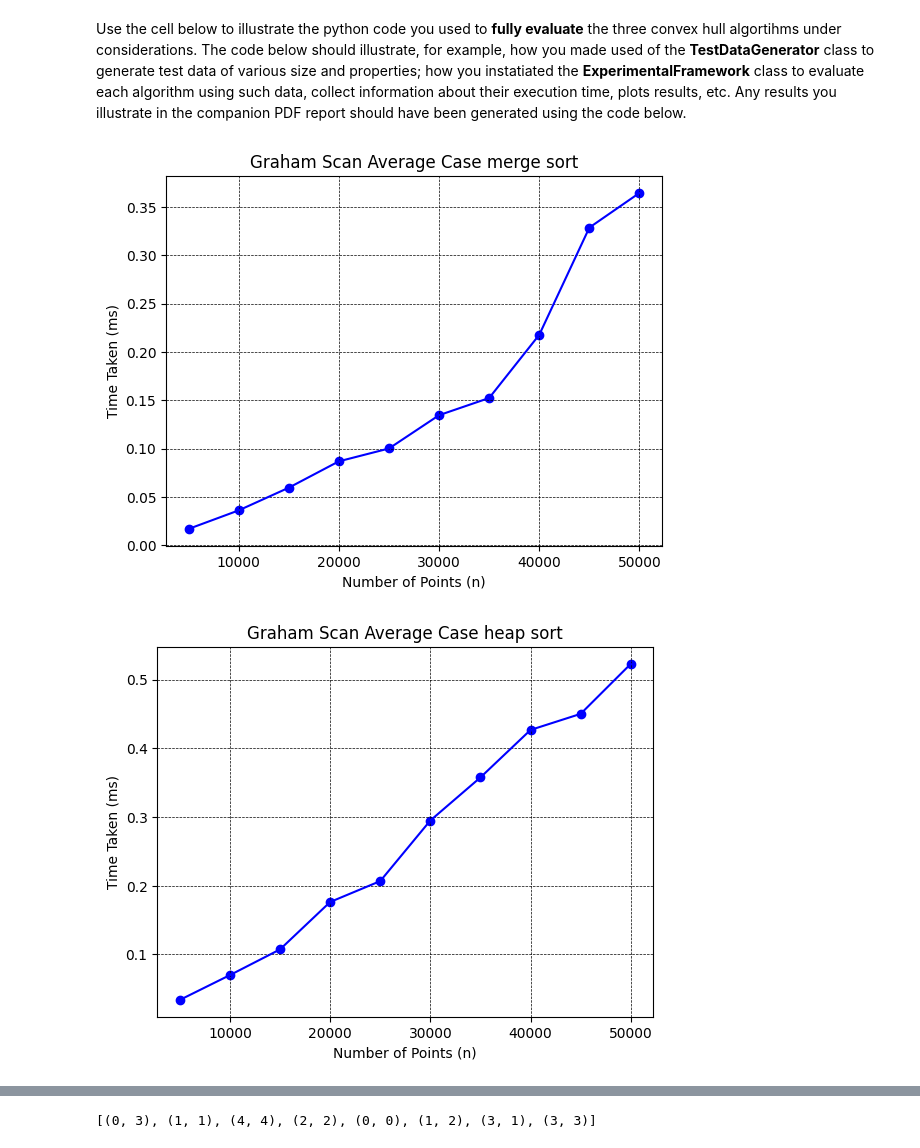
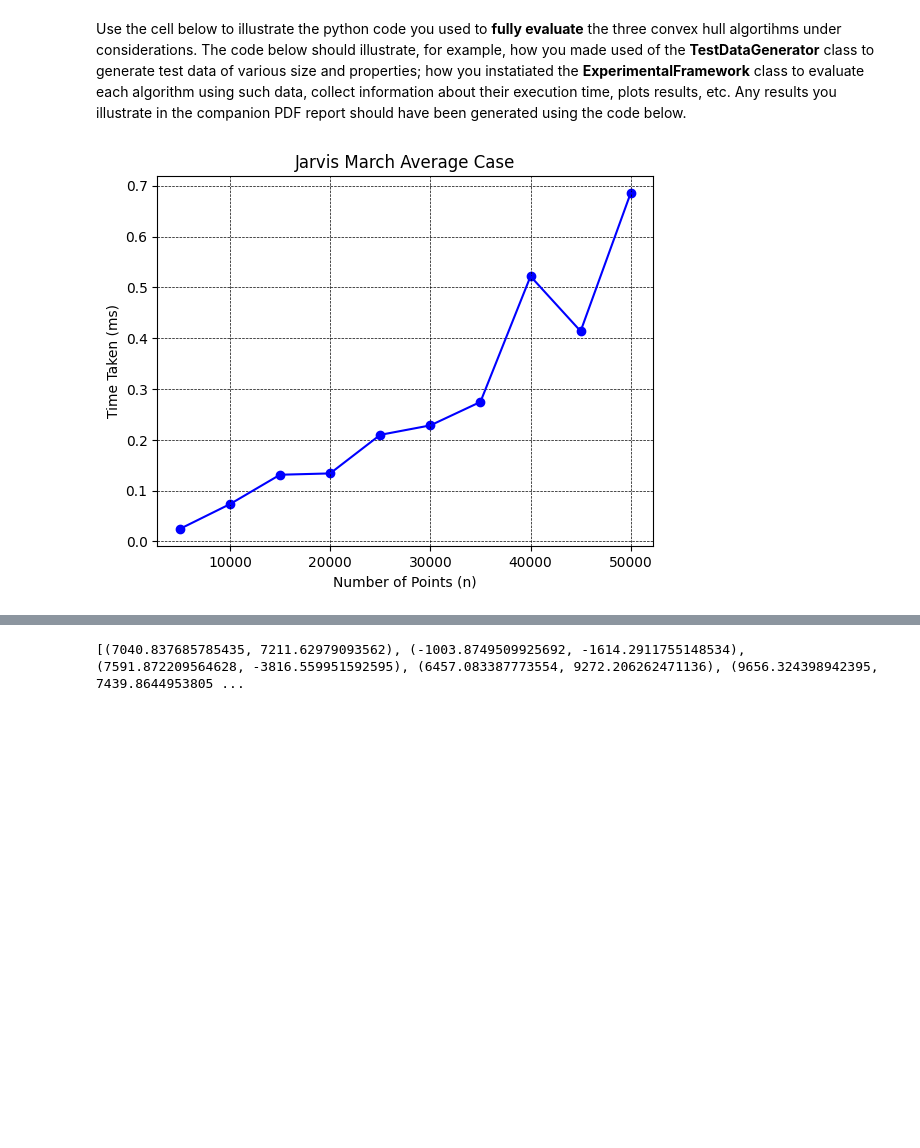
Before and after one commit to ibrahim-gabol-19/AlgrthmsRep, a Jupyter notebook: grp-4-0005code.ipynb, the cells around one changed output, grey strips where cells are left out. Drawn from its saved outputs; the diff is of its cells as text; code cells hidden in the pictures; blank space fills up the shorter version.

```diff
--- a/grp-4-0005code.ipynb
+++ b/grp-4-0005code.ipynb
@@ -471,7 +394,7 @@ class TestDataGenerator():
     [to be defined as part of the coursework]
 
     """
-    def generateCircularPoints(num_points, radius=1, center=(0, 0)):
+    def generateCircularPoints(self, num_points, radius=1000, center=(0, 0)):
         points = []
         for i in range(num_points):
             angle = float(i) / num_points * (2 * math.pi)
@@ -480,18 +403,13 @@ class TestDataGenerator():
             points.append((x, y))
         return points
 
-    def generateRandomPoint(self, rangeMin, rangeMax):
-        return (random.randint(rangeMin,rangeMax), random.randint(rangeMin, rangeMax))
-
     def generateListRandomPoints(self, rangeMin, rangeMax, amount):
         dataPoints = []
         for i in range(amount):
-            dataPoints.append(self.generateRandomPoint(rangeMin, rangeMax))
+            dataPoints.append(random.randint(rangeMin,rangeMax), random.randint(rangeMin, rangeMax))
         return dataPoints
 
 
-    #ADD YOUR CODE HERE
-
     def __init__(self):
         pass
 # %% [markdown]
@@ -589,10 +507,25 @@ class ExperimentalFramework():
             # Take mean
             executionTime = executionTime / numOfTests
             algorithmTimes.append(executionTime)
-
         # Plot results
         self.plot("Jarvis March Average Case", ranges, algorithmTimes)
 
+    def reportJarvisMarchWorstCase(self, ranges=[200,400,600,800,1000,1200,1400,1600,1800,2000,2200,2400,2600,2800,3000], numOfTests=4):
+        # Generate test data
+        inputData = []
+        for num in ranges:
+            inputData.append(self.testData.generateCircularPoints(num))
+
+        # Perform algorithm
+        algorithmTimes = []
+        for i in range(len(ranges)):
+            executionTime = timeit.timeit(lambda: jarvismarch(inputData[i]), number=numOfTests)
+            # Take mean
+            executionTime = executionTime / numOfTests
+            algorithmTimes.append(executionTime)
+        # Plot results
+        self.plot("Jarvis March Worst Case", ranges, algorithmTimes)
+
     def __init__(self):
         self.testData = TestDataGenerator()
 # %% [markdown]
@@ -600,11 +533,11 @@ Use the cell below to illustrate the python code you used to **fully evaluate**
 # %%
 # ADD YOUR TEST CODE HERE
 framework = ExperimentalFramework()
 
-# SHould also add polymorphism
-framework.reportGrahamScanAverageCase()
-#framework.reportJarvisMarchAverageCase()
+# Should also add polymorphism
+#framework.reportGrahamScanAverageCase()
+framework.reportJarvisMarchAverageCase()
+#framework.reportJarvisMarchWorstCase()
 print(inputSet)
 # %% [output]
-[figure, old version]
+[figure, new version]
-[figure, removed]
@@ -612,4 +544,4 @@ print(inputSet)
-[(0, 3), (1, 1), (4, 4), (2, 2), (0, 0), (1, 2), (3, 1), (3, 3)]
+[(7040.837685785435, 7211.62979093562), (-1003.8749509925692, -1614.2911755148534), (7591.872209564628, -3816.559951592595), (6457.083387773554, 9272.206262471136), (9656.324398942395, 7439.8644953805 ...
 # %%
 
 
```
Also changed, not shown: parts of 5 cells of this notebook.
